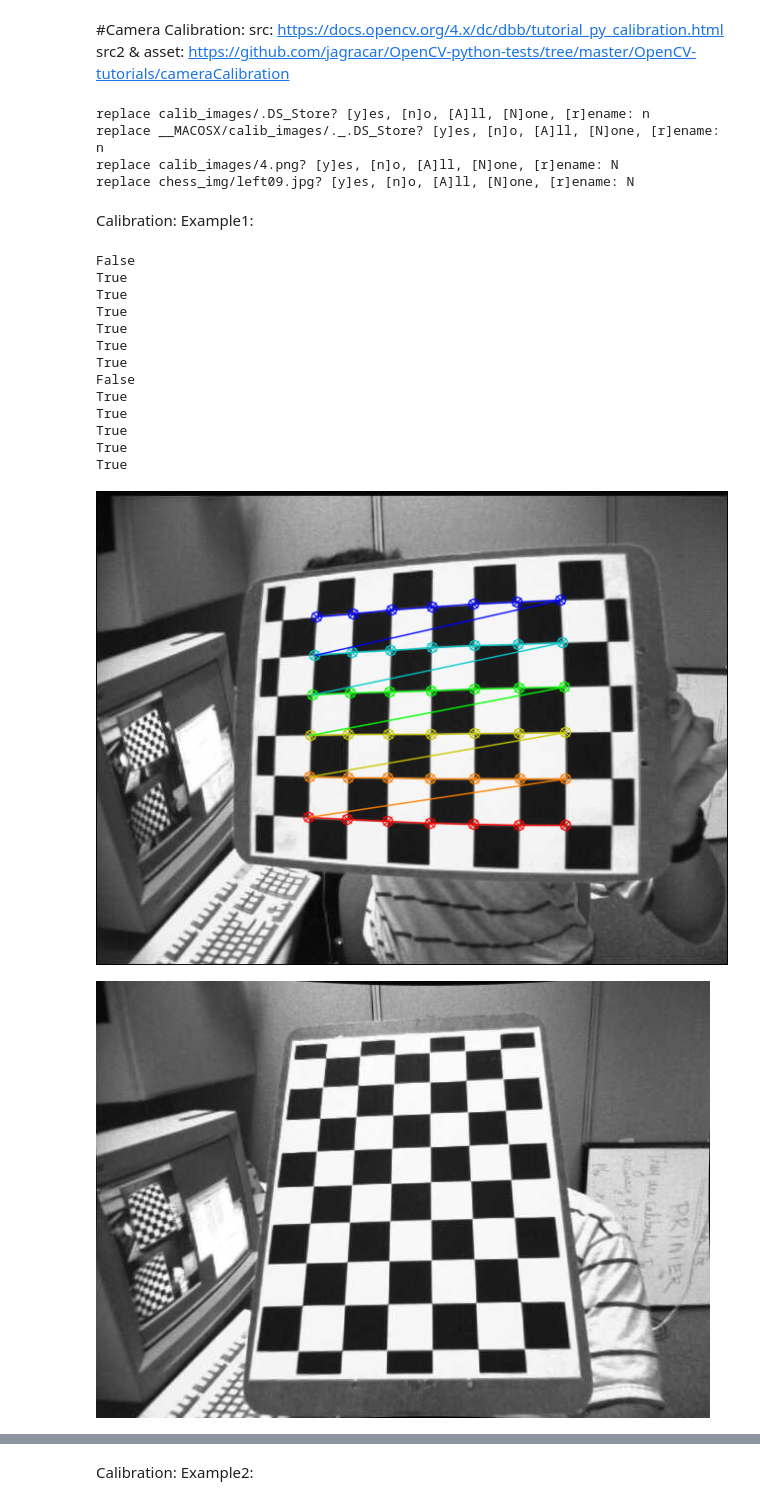
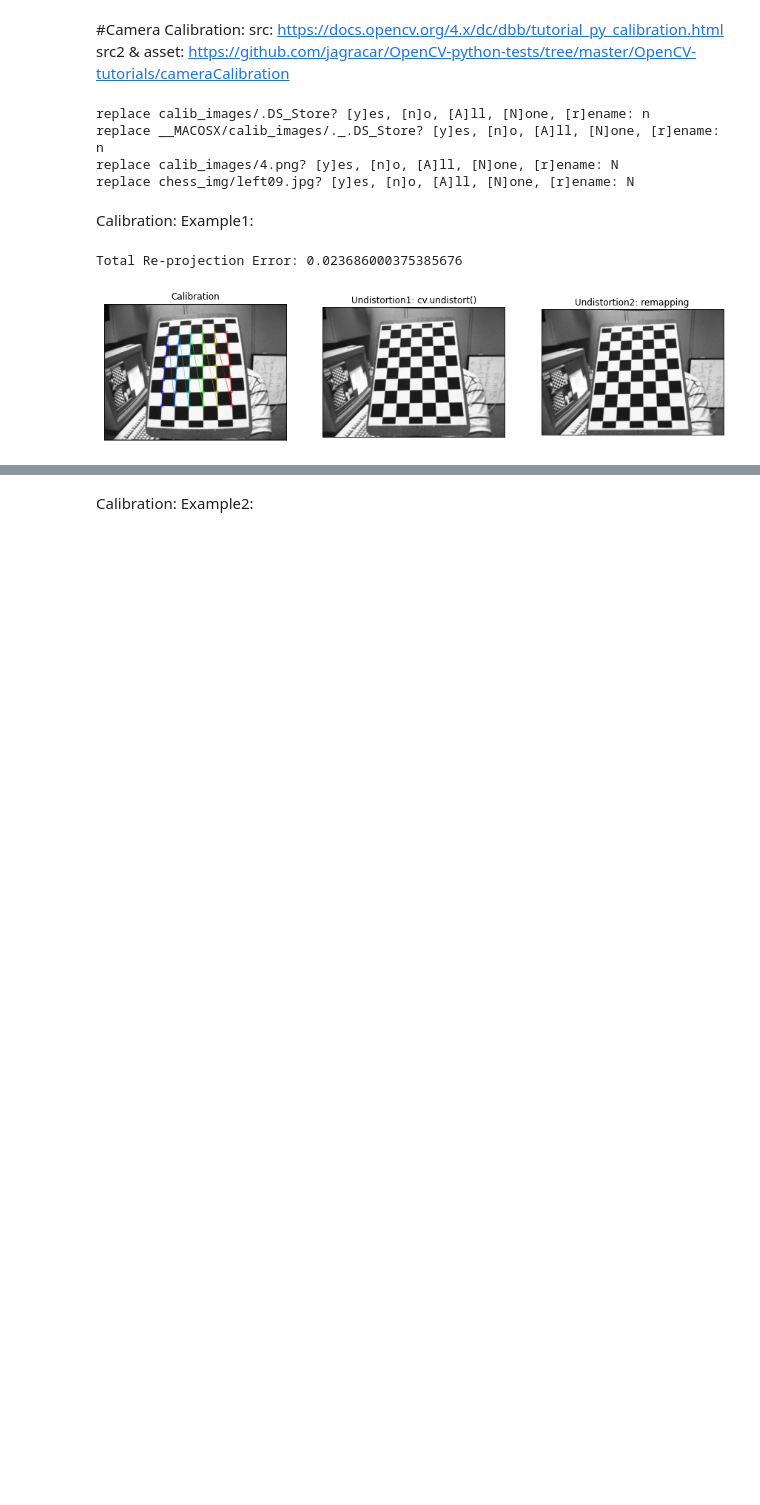
Before and after one commit to mobarakol/computer_vision_tutorial, a Jupyter notebook: camera_calibration.ipynb, the cells around one changed output, grey strips where cells are left out. Saved outputs shown, nothing was run; the diff lists cells and outputs as text; code cells hidden in the pictures; blank space fills up the shorter version.

```diff
--- a/camera_calibration.ipynb
+++ b/camera_calibration.ipynb
@@ -25,6 +25,11 @@ import numpy as np
 import cv2 as cv
 import glob
 from google.colab.patches import cv2_imshow
+import matplotlib.pyplot as plt
+
+num_img = 3
+fig, ax = plt.subplots(1, num_img, figsize=(5*num_img,5), subplot_kw=dict(xticks=[],yticks=[]))
+
 
 # termination criteria
 criteria = (cv.TERM_CRITERIA_EPS + cv.TERM_CRITERIA_MAX_ITER, 30, 0.001)
@@ -48,50 +53,47 @@ for fname in images:
         imgpoints.append(corners2)
         # Draw and display the corners
         cv.drawChessboardCorners(img, (7,6), corners2, ret)
+        if fname == 'chess_img/left12.jpg':
+          ax[0].imshow(img)
+          ax[0].set_title('Calibration')
 
-cv2_imshow(img)
+
+# cv2_imshow(img)
+# ax[0].imshow(img)
+# ax[0].set_title('Calibration')
 
 ret, mtx, dist, rvecs, tvecs = cv.calibrateCamera(objpoints, imgpoints, gray.shape[::-1], None, None)
 
 img = cv.imread('chess_img/left12.jpg')
 h,  w = img.shape[:2]
 newcameramtx, roi = cv.getOptimalNewCameraMatrix(mtx, dist, (w,h), 1, (w,h))
 
 # undistort
 dst = cv.undistort(img, mtx, dist, None, newcameramtx)
 # crop the image
 x, y, w, h = roi
 dst = dst[y:y+h, x:x+w]
-cv2_imshow(dst)
+# cv2_imshow(dst)
+ax[1].imshow(dst)
+ax[1].set_title('Undistortion1: cv.undistort()')
 
 # undistort
 mapx, mapy = cv.initUndistortRectifyMap(mtx, dist, None, newcameramtx, (w,h), 5)
 dst = cv.remap(img, mapx, mapy, cv.INTER_LINEAR)
 # crop the image
 x, y, w, h = roi
 dst = dst[y:y+h, x:x+w]
-cv2_imshow(dst)
+# cv2_imshow(dst)
+ax[2].imshow(dst)
+ax[2].set_title('Undistortion2: remapping')
 
 # Re-projection Error
 mean_error = 0
 for i in range(len(objpoints)):
     imgpoints2, _ = cv.projectPoints(objpoints[i], rvecs[i], tvecs[i], mtx, dist)
     error = cv.norm(imgpoints[i], imgpoints2, cv.NORM_L2)/len(imgpoints2)
     mean_error += error
-print( "total error: {}".format(mean_error/len(objpoints)) )
+print( "Total Re-projection Error: {}".format(mean_error/len(objpoints)) )
 # %% [output]
-False
-True
-True
-True
-True
-True
-True
-False
-True
-True
-True
-True
-True
+Total Re-projection Error: 0.023686000375385676
-[figure, old version]
+[figure, new version]
-[figure, removed]
```
Also changed, not shown: parts of 3 cells of this notebook.
